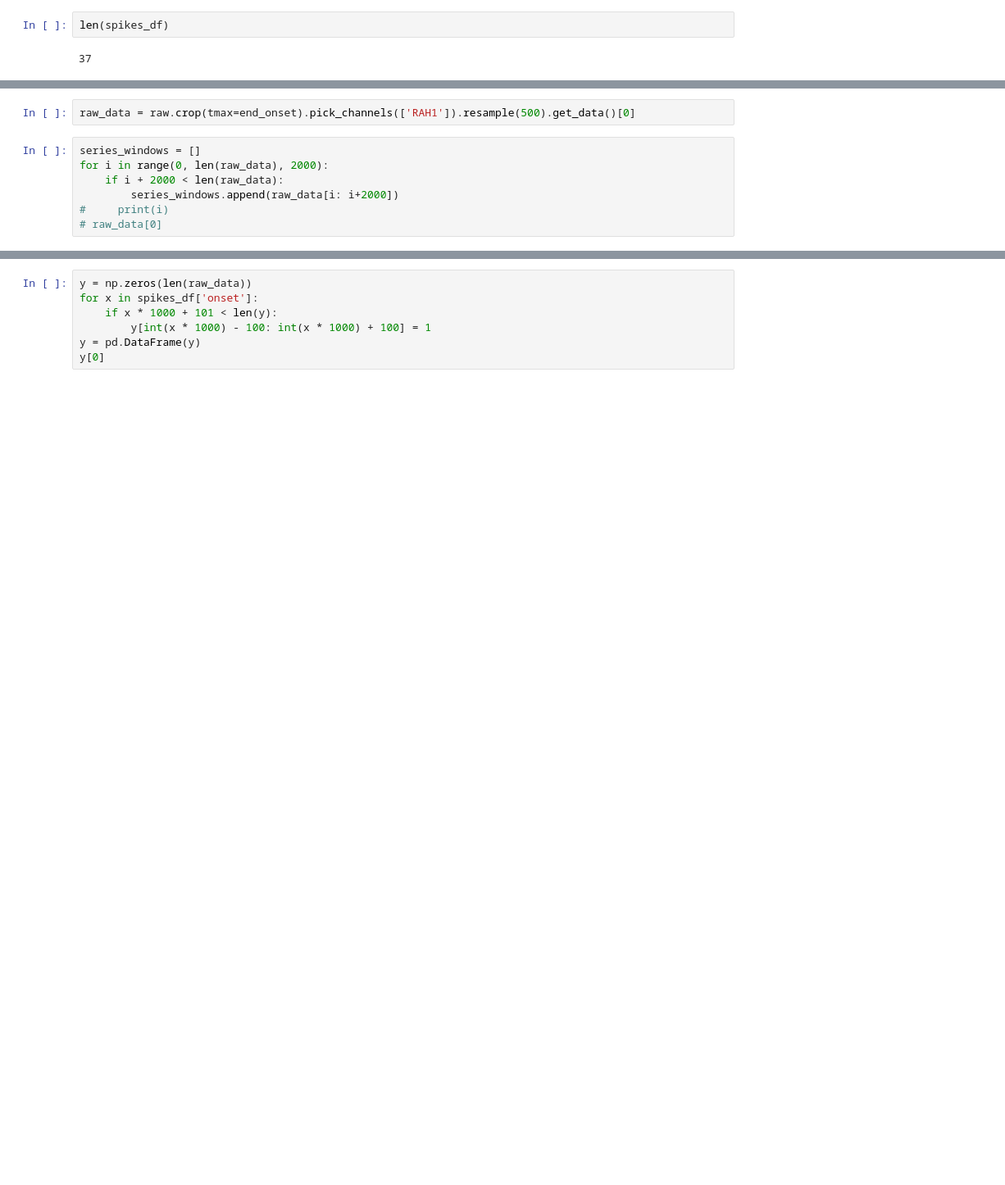
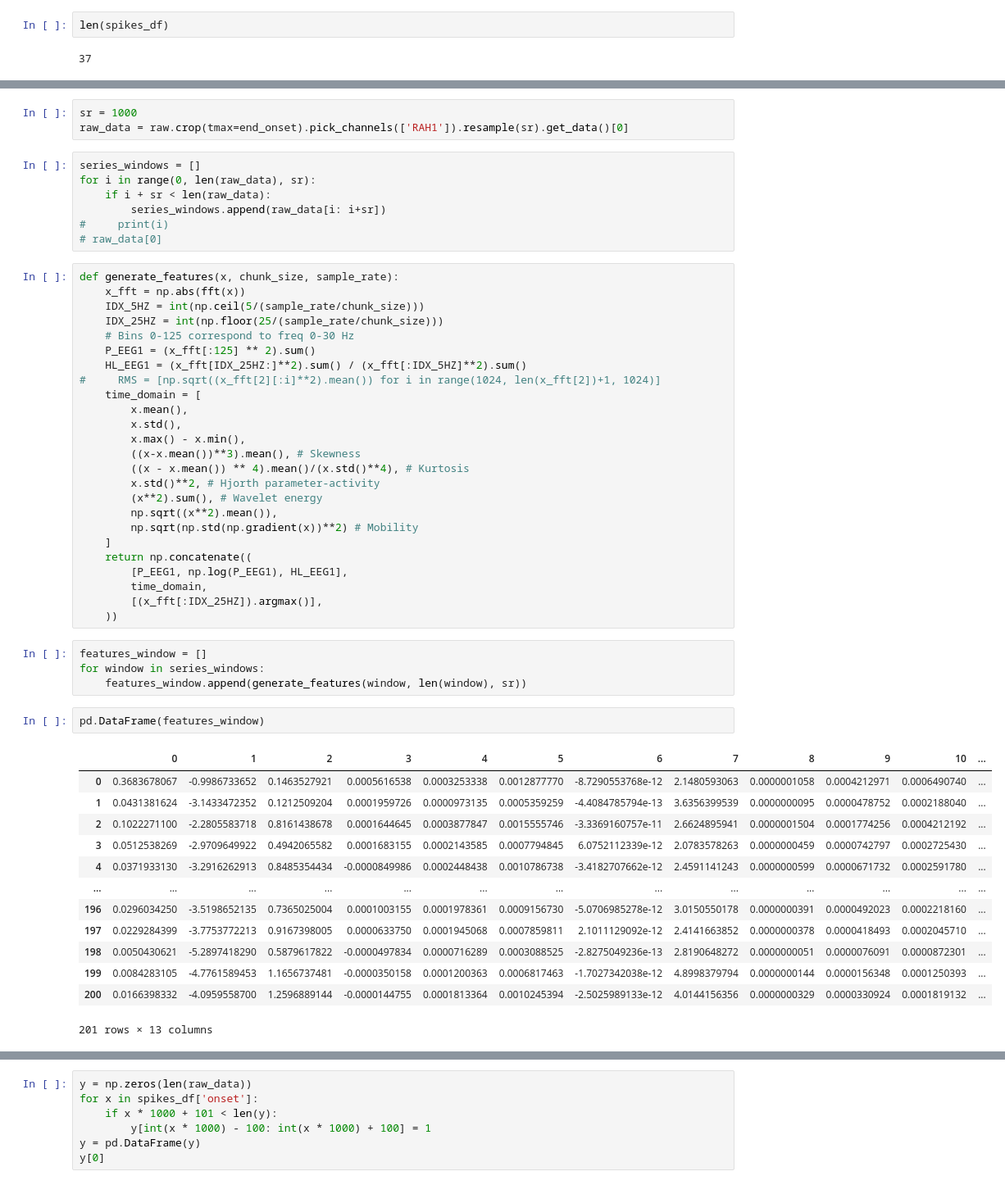
Before and after one commit to The1per/spikes_notebooks, a Jupyter notebook: model.ipynb, the cells around one changed output, grey strips where cells are left out. Shown at 82% size. Drawn from its saved outputs; the diff is of its cells as text; blank space fills up the shorter version.

```diff
--- a/model.ipynb
+++ b/model.ipynb
@@ -51,11 +55,57 @@ spikes_df
 | 61 | 194.2692 | 0.0 | Rt spike | 2009-07-22 23:38:30+00:00 |
 | 62 | 195.7422 | 0.0 | Rt spike | 2009-07-22 23:38:30+00:00 |
 # %%
-raw_data = raw.crop(tmax=end_onset).pick_channels(['RAH1']).resample(500).get_data()[0]
+sr = 1000
+raw_data = raw.crop(tmax=end_onset).pick_channels(['RAH1']).resample(sr).get_data()[0]
 # %%
 series_windows = []
-for i in range(0, len(raw_data), 2000):
-    if i + 2000 < len(raw_data):
-        series_windows.append(raw_data[i: i+2000])
+for i in range(0, len(raw_data), sr):
+    if i + sr < len(raw_data):
+        series_windows.append(raw_data[i: i+sr])
 #     print(i)
 # raw_data[0]
+# %%
+def generate_features(x, chunk_size, sample_rate):
+    x_fft = np.abs(fft(x))
+    IDX_5HZ = int(np.ceil(5/(sample_rate/chunk_size)))
+    IDX_25HZ = int(np.floor(25/(sample_rate/chunk_size)))
+    # Bins 0-125 correspond to freq 0-30 Hz
+    P_EEG1 = (x_fft[:125] ** 2).sum()
+    HL_EEG1 = (x_fft[IDX_25HZ:]**2).sum() / (x_fft[:IDX_5HZ]**2).sum()
+#     RMS = [np.sqrt((x_fft[2][:i]**2).mean()) for i in range(1024, len(x_fft[2])+1, 1024)]
+    time_domain = [
+        x.mean(),
+        x.std(),
+        x.max() - x.min(),
+        ((x-x.mean())**3).mean(), # Skewness
+        ((x - x.mean()) ** 4).mean()/(x.std()**4), # Kurtosis
+        x.std()**2, # Hjorth parameter-activity
+        (x**2).sum(), # Wavelet energy
+        np.sqrt((x**2).mean()),
+        np.sqrt(np.std(np.gradient(x))**2) # Mobility
+    ]
+    return np.concatenate((
+        [P_EEG1, np.log(P_EEG1), HL_EEG1],
+        time_domain,
+        [(x_fft[:IDX_25HZ]).argmax()],
+    ))
+# %%
+features_window = []
+for window in series_windows:
+    features_window.append(generate_features(window, len(window), sr))
+# %%
+pd.DataFrame(features_window)
+# %% [output]
+|  | 0 | 1 | 2 | 3 | 4 | 5 | 6 | 7 | 8 | 9 | 10 | ... |
+| 0 | 0.3683678067 | -0.9986733652 | 0.1463527921 | 0.0005616538 | 0.0003253338 | 0.0012877770 | -8.7290553768e-12 | 2.1480593063 | 0.0000001058 | 0.0004212971 | 0.0006490740 | ... |
+| 1 | 0.0431381624 | -3.1433472352 | 0.1212509204 | 0.0001959726 | 0.0000973135 | 0.0005359259 | -4.4084785794e-13 | 3.6356399539 | 0.0000000095 | 0.0000478752 | 0.0002188040 | ... |
+| 2 | 0.1022271100 | -2.2805583718 | 0.8161438678 | 0.0001644645 | 0.0003877847 | 0.0015555746 | -3.3369160757e-11 | 2.6624895941 | 0.0000001504 | 0.0001774256 | 0.0004212192 | ... |
+| 3 | 0.0512538269 | -2.9709649922 | 0.4942065582 | 0.0001683155 | 0.0002143585 | 0.0007794845 | 6.0752112339e-12 | 2.0783578263 | 0.0000000459 | 0.0000742797 | 0.0002725430 | ... |
+| 4 | 0.0371933130 | -3.2916262913 | 0.8485354434 | -0.0000849986 | 0.0002448438 | 0.0010786738 | -3.4182707662e-12 | 2.4591141243 | 0.0000000599 | 0.0000671732 | 0.0002591780 | ... |
+| ... | ... | ... | ... | ... | ... | ... | ... | ... | ... | ... | ... | ... |
+| 196 | 0.0296034250 | -3.5198652135 | 0.7365025004 | 0.0001003155 | 0.0001978361 | 0.0009156730 | -5.0706985278e-12 | 3.0150550178 | 0.0000000391 | 0.0000492023 | 0.0002218160 | ... |
+| 197 | 0.0229284399 | -3.7753772213 | 0.9167398005 | 0.0000633750 | 0.0001945068 | 0.0007859811 | 2.1011129092e-12 | 2.4141663852 | 0.0000000378 | 0.0000418493 | 0.0002045710 | ... |
+| 198 | 0.0050430621 | -5.2897418290 | 0.5879617822 | -0.0000497834 | 0.0000716289 | 0.0003088525 | -2.8275049236e-13 | 2.8190648272 | 0.0000000051 | 0.0000076091 | 0.0000872301 | ... |
+| 199 | 0.0084283105 | -4.7761589453 | 1.1656737481 | -0.0000350158 | 0.0001200363 | 0.0006817463 | -1.7027342038e-12 | 4.8998379794 | 0.0000000144 | 0.0000156348 | 0.0001250393 | ... |
+| 200 | 0.0166398332 | -4.0959558700 | 1.2596889144 | -0.0000144755 | 0.0001813364 | 0.0010245394 | -2.5025989133e-12 | 4.0144156356 | 0.0000000329 | 0.0000330924 | 0.0001819132 | ... |
+201 rows × 13 columns
```
Also changed, not shown: parts of 11 cells of this notebook, 7 other files.
